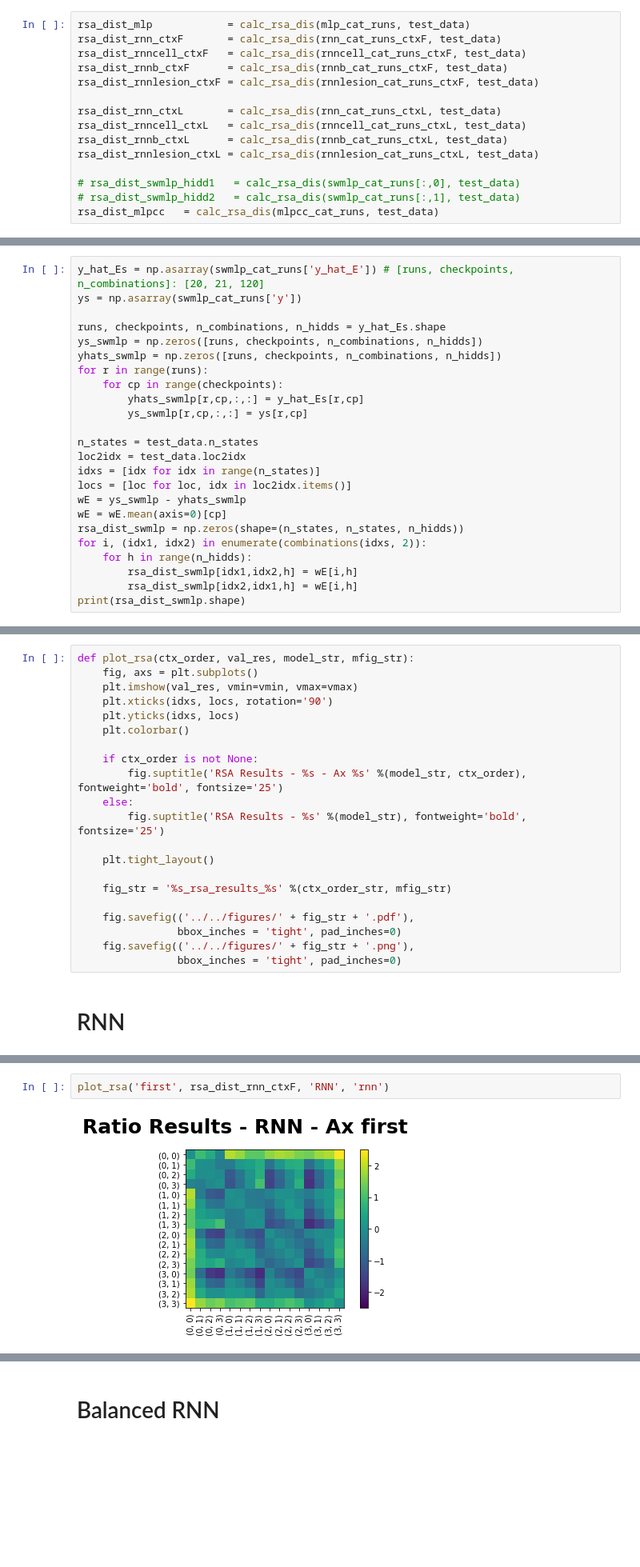
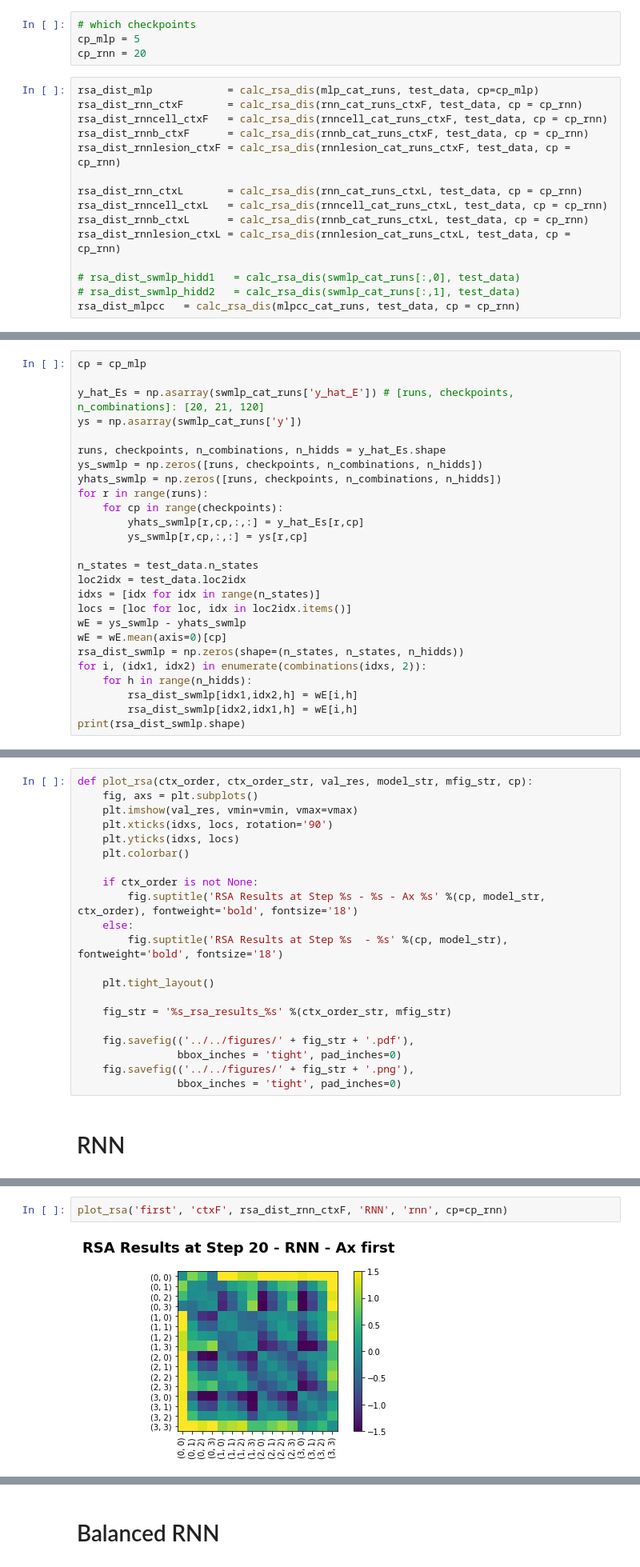
Before and after one commit to MaryZolfaghar/WCSLS, a Jupyter notebook: notebooks/results_RSA.ipynb, the cells around one changed output, grey strips where cells are left out. Shown at 80% size. Cells and saved outputs as stored; diff of their text form; blank space fills up the shorter version.

```diff
--- a/notebooks/results_RSA.ipynb
+++ b/notebooks/results_RSA.ipynb
@@ -124,18 +124,22 @@ def calc_rsa_dis(results, test_data, cp = -1):
 # swmlp_cat_runs        = dict_to_list(swmlp_runs, reg_analyze_name)
 # mlpcc_cat_runs        = dict_to_list(mlpcc_runs, reg_analyze_name)
 # mlp_cat_runs.keys()
+# %%
+# which checkpoints
+cp_mlp = 5
+cp_rnn = 20
 # %%
-rsa_dist_mlp            = calc_rsa_dis(mlp_cat_runs, test_data)
-rsa_dist_rnn_ctxF       = calc_rsa_dis(rnn_cat_runs_ctxF, test_data)
-rsa_dist_rnncell_ctxF   = calc_rsa_dis(rnncell_cat_runs_ctxF, test_data)
-rsa_dist_rnnb_ctxF      = calc_rsa_dis(rnnb_cat_runs_ctxF, test_data)
-rsa_dist_rnnlesion_ctxF = calc_rsa_dis(rnnlesion_cat_runs_ctxF, test_data)
+rsa_dist_mlp            = calc_rsa_dis(mlp_cat_runs, test_data, cp=cp_mlp)
+rsa_dist_rnn_ctxF       = calc_rsa_dis(rnn_cat_runs_ctxF, test_data, cp = cp_rnn)
+rsa_dist_rnncell_ctxF   = calc_rsa_dis(rnncell_cat_runs_ctxF, test_data, cp = cp_rnn)
+rsa_dist_rnnb_ctxF      = calc_rsa_dis(rnnb_cat_runs_ctxF, test_data, cp = cp_rnn)
+rsa_dist_rnnlesion_ctxF = calc_rsa_dis(rnnlesion_cat_runs_ctxF, test_data, cp = cp_rnn)
 
-rsa_dist_rnn_ctxL       = calc_rsa_dis(rnn_cat_runs_ctxL, test_data)
-rsa_dist_rnncell_ctxL   = calc_rsa_dis(rnncell_cat_runs_ctxL, test_data)
-rsa_dist_rnnb_ctxL      = calc_rsa_dis(rnnb_cat_runs_ctxL, test_data)
-rsa_dist_rnnlesion_ctxL = calc_rsa_dis(rnnlesion_cat_runs_ctxL, test_data)
+rsa_dist_rnn_ctxL       = calc_rsa_dis(rnn_cat_runs_ctxL, test_data, cp = cp_rnn)
+rsa_dist_rnncell_ctxL   = calc_rsa_dis(rnncell_cat_runs_ctxL, test_data, cp = cp_rnn)
+rsa_dist_rnnb_ctxL      = calc_rsa_dis(rnnb_cat_runs_ctxL, test_data, cp = cp_rnn)
+rsa_dist_rnnlesion_ctxL = calc_rsa_dis(rnnlesion_cat_runs_ctxL, test_data, cp = cp_rnn)
 
 # rsa_dist_swmlp_hidd1   = calc_rsa_dis(swmlp_cat_runs[:,0], test_data)
 # rsa_dist_swmlp_hidd2   = calc_rsa_dis(swmlp_cat_runs[:,1], test_data)
-rsa_dist_mlpcc   = calc_rsa_dis(mlpcc_cat_runs, test_data)
+rsa_dist_mlpcc   = calc_rsa_dis(mlpcc_cat_runs, test_data, cp = cp_rnn)
@@ -164,4 +148,6 @@ cp = -1
 # %%
+cp = cp_mlp
+
 y_hat_Es = np.asarray(swmlp_cat_runs['y_hat_E']) # [runs, checkpoints, n_combinations]: [20, 21, 120]
 ys = np.asarray(swmlp_cat_runs['y'])
 
@@ -188,7 +174,7 @@ print(rsa_dist_swmlp.shape)
 # %% [output]
 (16, 16, 2)
 # %%
-def plot_rsa(ctx_order, val_res, model_str, mfig_str):
+def plot_rsa(ctx_order, ctx_order_str, val_res, model_str, mfig_str, cp):
     fig, axs = plt.subplots()
     plt.imshow(val_res, vmin=vmin, vmax=vmax)
     plt.xticks(idxs, locs, rotation='90')
@@ -196,9 +182,9 @@ def plot_rsa(ctx_order, val_res, model_str, mfig_str):
     plt.colorbar()
 
     if ctx_order is not None:
-        fig.suptitle('RSA Results - %s - Ax %s' %(model_str, ctx_order), fontweight='bold', fontsize='25')
+        fig.suptitle('RSA Results at Step %s - %s - Ax %s' %(cp, model_str, ctx_order), fontweight='bold', fontsize='18')
     else:
-        fig.suptitle('RSA Results - %s' %(model_str), fontweight='bold', fontsize='25')
+        fig.suptitle('RSA Results at Step %s  - %s' %(cp, model_str), fontweight='bold', fontsize='18')
 
     plt.tight_layout()
 
@@ -215,5 +201,5 @@ vmin, vmax = -2.5, 2.5
 # %%
-plot_rsa('first', rsa_dist_rnn_ctxF, 'RNN', 'rnn')
+plot_rsa('first', 'ctxF', rsa_dist_rnn_ctxF, 'RNN', 'rnn', cp=cp_rnn)
 # %% [output]
-[figure, old version]
+[figure, new version]
 # %%
```
Also changed, not shown: parts of 15 cells of this notebook, 43 other files.
